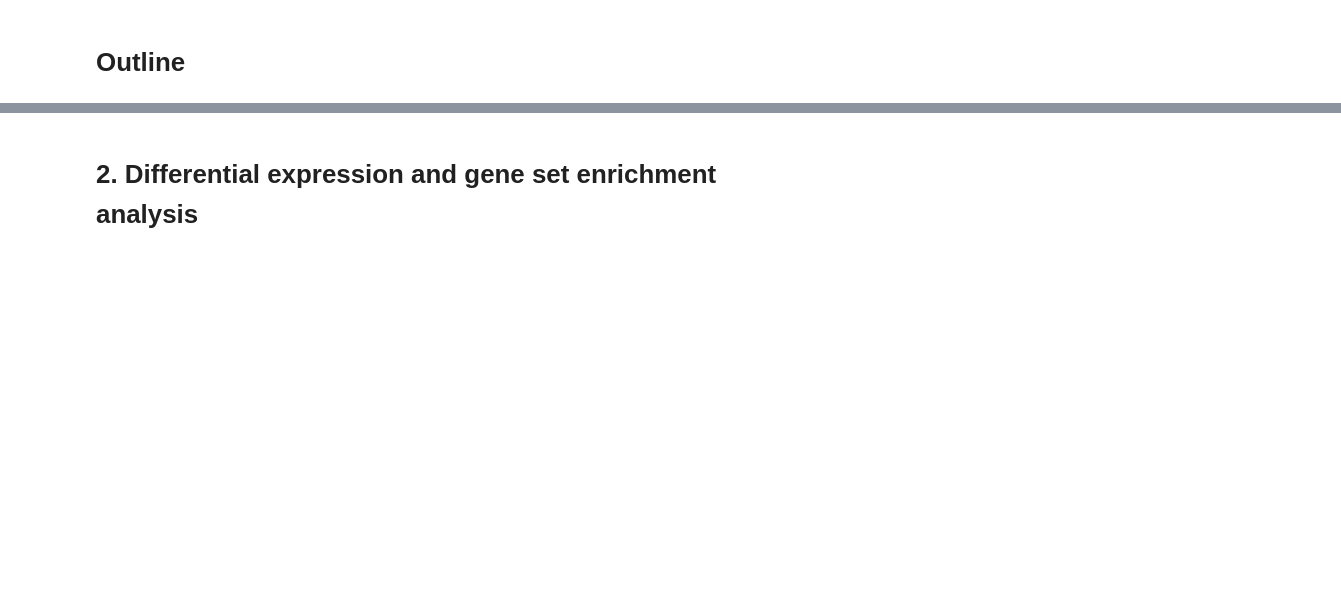
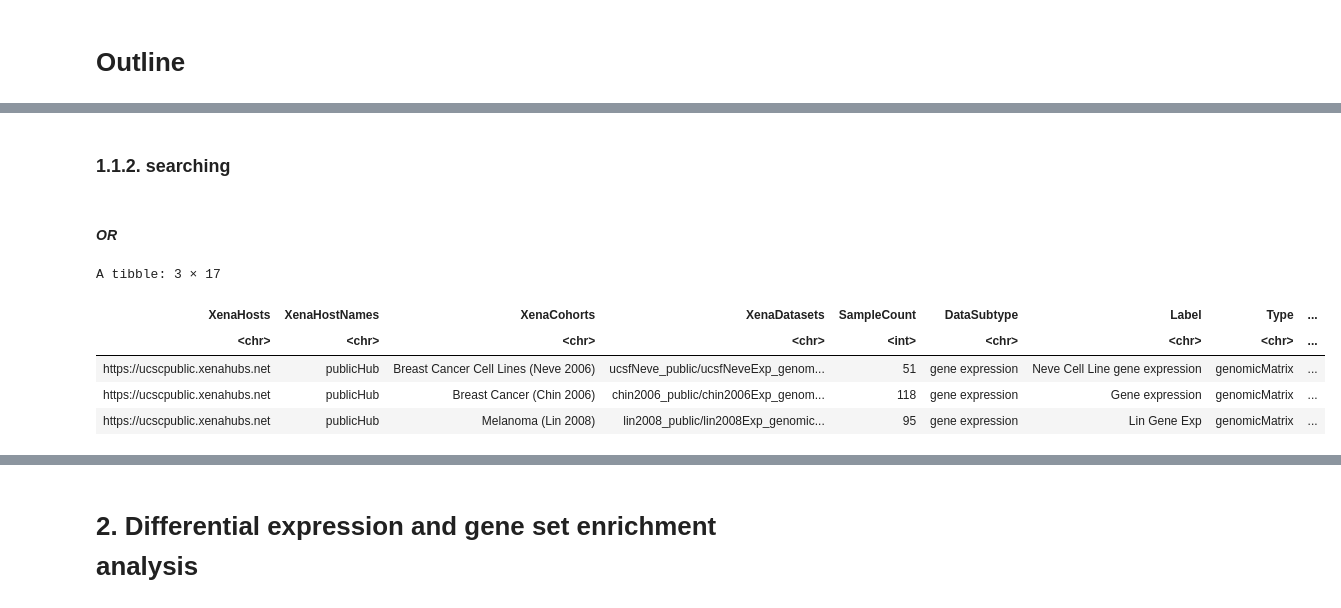
Before and after one commit to yenhsieh/LSL_2022, a Jupyter notebook: 02_from Xena to DEG.ipynb, the cells around one changed output, grey strips where cells are left out. Cells and saved outputs as stored; diff of their text form; code cells hidden in the pictures; blank space fills up the shorter version.

```diff
--- a/02_from Xena to DEG.ipynb
+++ b/02_from Xena to DEG.ipynb
@@ -8,0 +28,16 @@
+# %% [markdown]
+### 1.1.2. searching
+# %% [markdown]
+#### *OR*
+# %%
+XenaScan(
+    pattern = 'Glioblastoma|gene expression',
+    ignore.case = T) %>%
+    head(3)
+# %% [output]
+A tibble: 3 × 17
+| XenaHosts | XenaHostNames | XenaCohorts | XenaDatasets | SampleCount | DataSubtype | Label | Type | ... |
+| <chr> | <chr> | <chr> | <chr> | <int> | <chr> | <chr> | <chr> | ... |
+| https://ucscpublic.xenahubs.net | publicHub | Breast Cancer Cell Lines (Neve 2006) | ucsfNeve_public/ucsfNeveExp_genom... | 51 | gene expression | Neve Cell Line gene expression | genomicMatrix | ... |
+| https://ucscpublic.xenahubs.net | publicHub | Breast Cancer (Chin 2006) | chin2006_public/chin2006Exp_genom... | 118 | gene expression | Gene expression | genomicMatrix | ... |
+| https://ucscpublic.xenahubs.net | publicHub | Melanoma (Lin 2008) | lin2008_public/lin2008Exp_genomic... | 95 | gene expression | Lin Gene Exp | genomicMatrix | ... |
```
Also changed, not shown: parts of 27 cells of this notebook.
